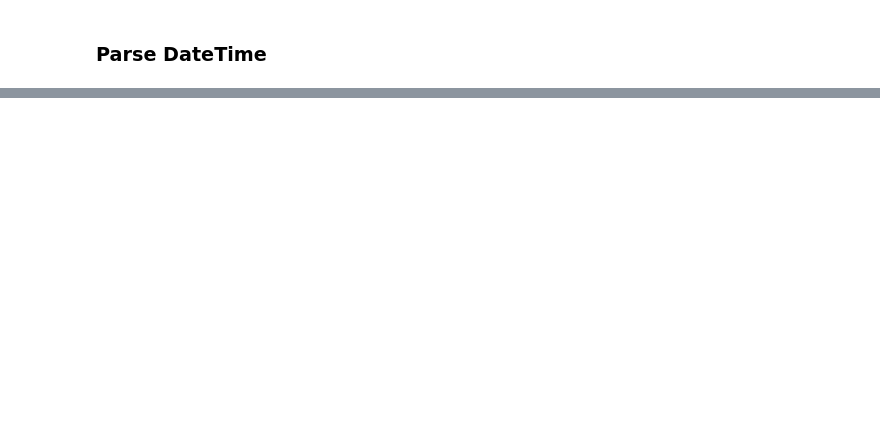
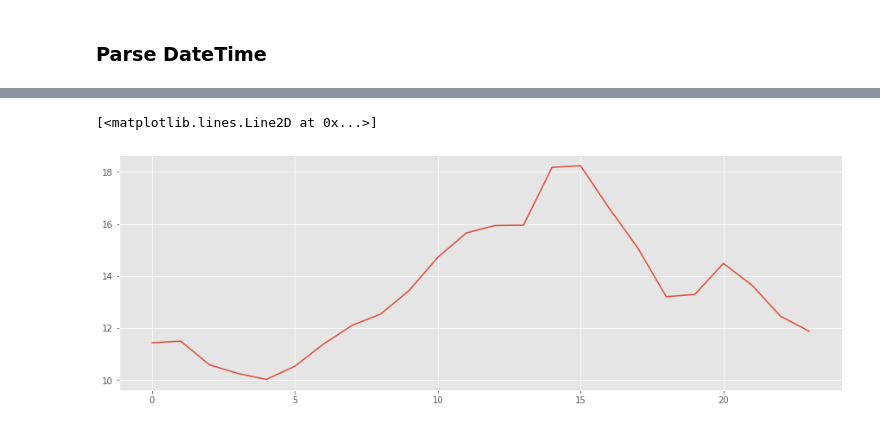
Before and after one commit to basicskill/matf-hackathon, a Jupyter notebook: Data Visualization.ipynb, the cells around one changed output, grey strips where cells are left out. Cells and saved outputs as stored; diff of their text form; code cells hidden in the pictures; blank space fills up the shorter version.

Commit message:
Some visualization

```diff
--- a/Data Visualization.ipynb
+++ b/Data Visualization.ipynb
@@ -27,0 +59,5 @@ clean_data["min"] = data_frame["DateTime"].astype(str).str[14:].astype(int)
+# %%
+clean_data = datetime2ymd(data_frame, clean_data)
+# %%
+copy_collumns = ["T", "Po", "U", "Ff", "Tn"]
+clean_data[copy_collumns] = data_frame[copy_collumns]
@@ -27,0 +75,7 @@ clean_data["min"] = data_frame["DateTime"].astype(str).str[14:].astype(int)
+# %%
+target_df = pd.read_csv("MATF_Hackathon_2021/SviPodaci_mStanica_BeogradNBG.csv")
+clean_target = pd.DataFrame()
+
+target_df = target_df.rename(columns={"Datum_i_Vreme": "DateTime"})
+
+target_df.head()
@@ -27,0 +89,8 @@ clean_data["min"] = data_frame["DateTime"].astype(str).str[14:].astype(int)
+# %%
+clean_target = datetime2ymd(target_df, clean_target)
+copy_columns = ["B", "CO", "NO2", "O3", "PM10", "PM25", "SO2"]
+
+clean_target[copy_columns] = target_df[copy_columns]
+clean_target = clean_target.sort_values(by=["year", "month", "day", "hour", "min"])
+
+clean_target.head()
@@ -27,0 +104,14 @@ clean_data["min"] = data_frame["DateTime"].astype(str).str[14:].astype(int)
+# %%
+month = clean_target.loc[
+    (clean_data["year"].isin([2019, 2020])) &
+    (clean_data["month"].isin([10, 11, 12]))
+]
+
+hours = []
+for hour in range(24):
+    hours.append(month.loc[month["hour"] == hour].mean()["SO2"])
+
+plt.plot(hours)
+# %% [output]
+[<matplotlib.lines.Line2D at 0x...>]
+[figure, added]
```
Also changed, not shown: parts of 10 cells of this notebook.
